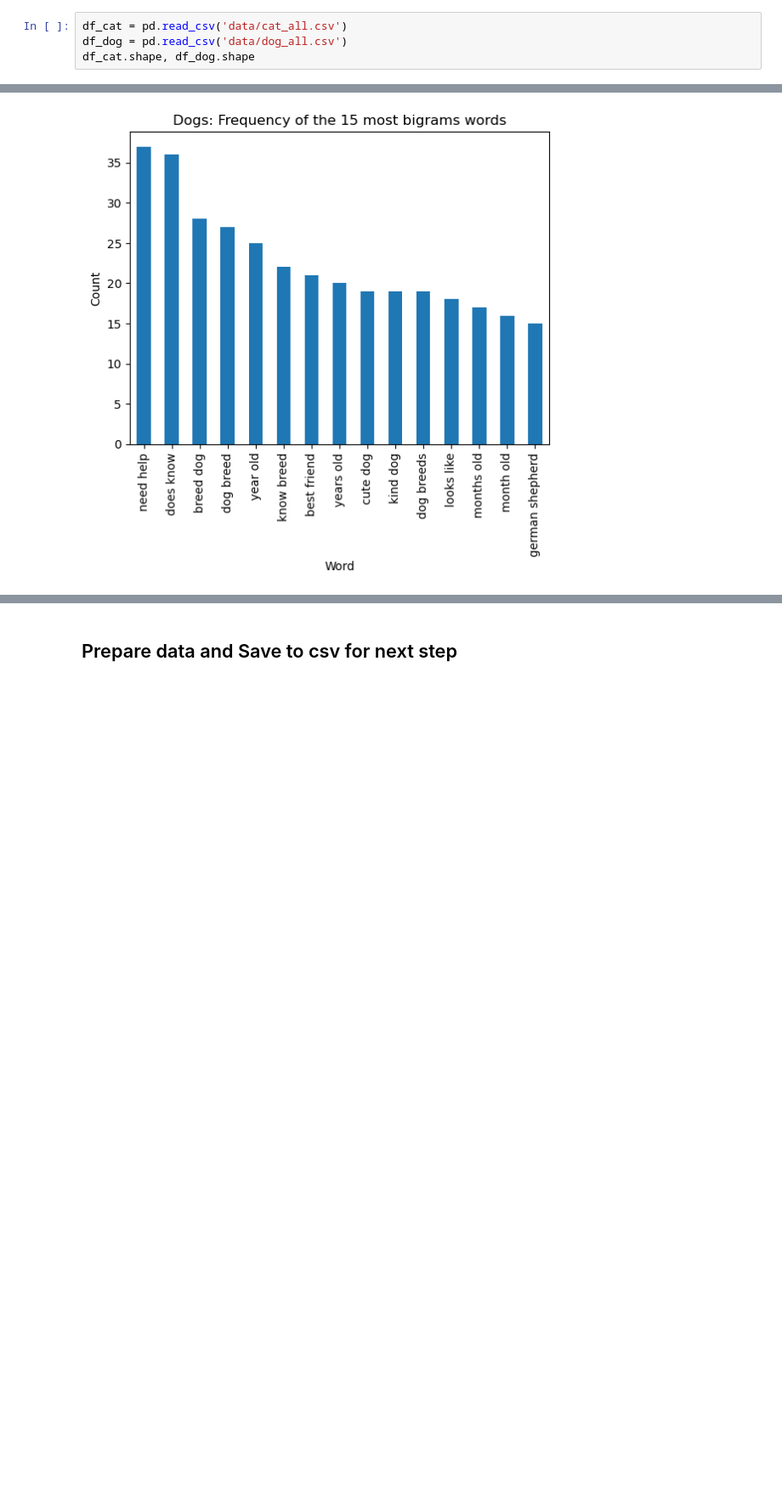
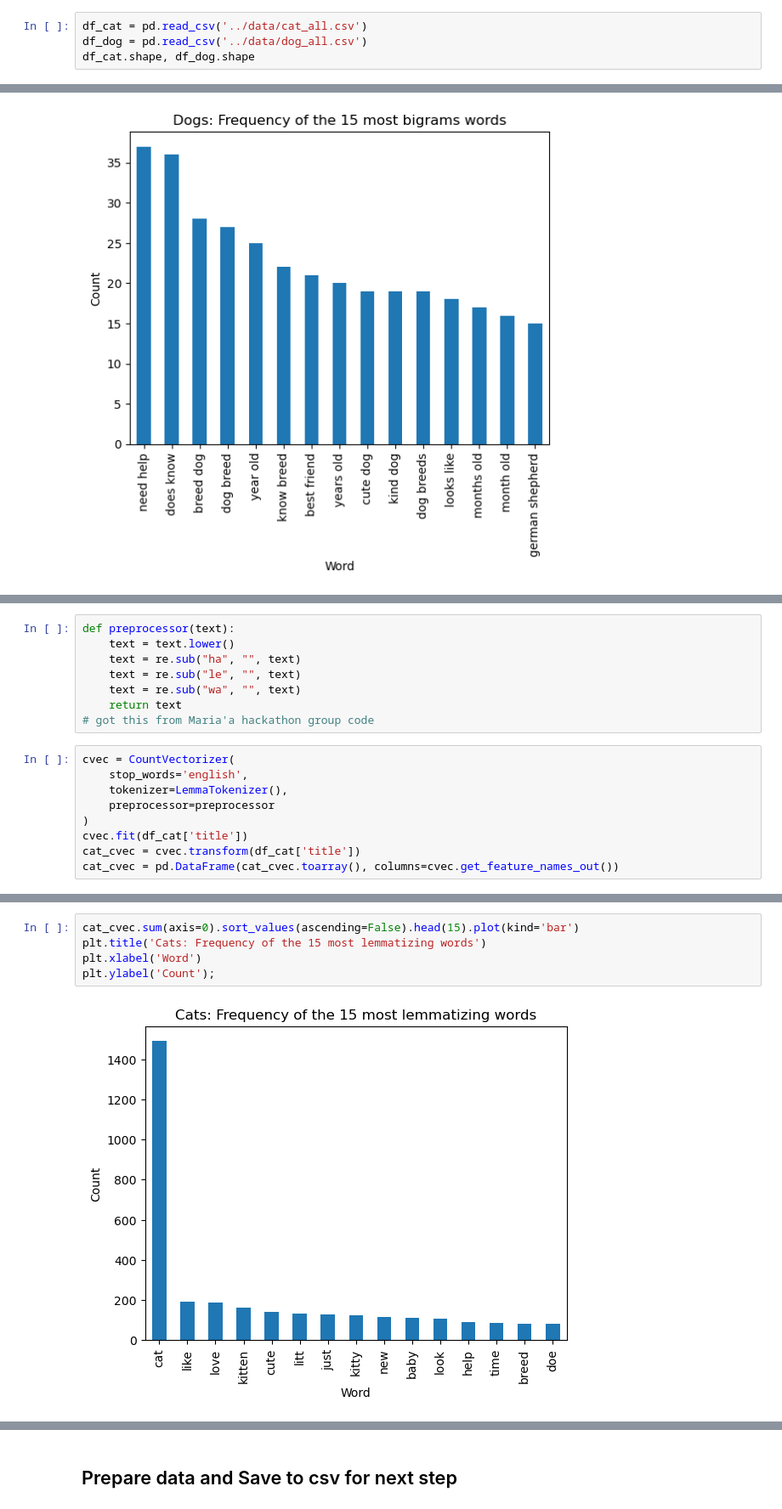
Before and after one commit to atigonh/nlp_reddit, a Jupyter notebook: code/2-EDA.ipynb, the cells around one changed output, grey strips where cells are left out. Shown: that part at 85% size. Drawn from its saved outputs; the diff is of its cells as text; blank space fills up the shorter version.

```diff
--- a/code/2-EDA.ipynb
+++ b/code/2-EDA.ipynb
@@ -12,8 +42,8 @@ from sklearn.feature_extraction.text import CountVectorizer
 # %% [markdown]
 ### Import Data from step 1
 # %%
-df_cat = pd.read_csv('data/cat_all.csv')
-df_dog = pd.read_csv('data/dog_all.csv')
+df_cat = pd.read_csv('../data/cat_all.csv')
+df_dog = pd.read_csv('../data/dog_all.csv')
 df_cat.shape, df_dog.shape
 # %% [output]
 ((5000, 2), (4999, 2))
@@ -289,0 +352,17 @@ plt.ylabel('Count');
+# %%
+def preprocessor(text):
+    text = text.lower()
+    text = re.sub("ha", "", text)
+    text = re.sub("le", "", text)
+    text = re.sub("wa", "", text)
+    return text
+# got this from Maria'a hackathon group code
+# %%
+cvec = CountVectorizer(
+    stop_words='english',
+    tokenizer=LemmaTokenizer(),
+    preprocessor=preprocessor
+)
+cvec.fit(df_cat['title'])
+cat_cvec = cvec.transform(df_cat['title'])
+cat_cvec = pd.DataFrame(cat_cvec.toarray(), columns=cvec.get_feature_names_out())
@@ -289,0 +388,7 @@ plt.ylabel('Count');
+# %%
+cat_cvec.sum(axis=0).sort_values(ascending=False).head(15).plot(kind='bar')
+plt.title('Cats: Frequency of the 15 most lemmatizing words')
+plt.xlabel('Word')
+plt.ylabel('Count');
+# %% [output]
+[figure, added]
```
Also changed, not shown: parts of 48 cells of this notebook, 11 other files.
